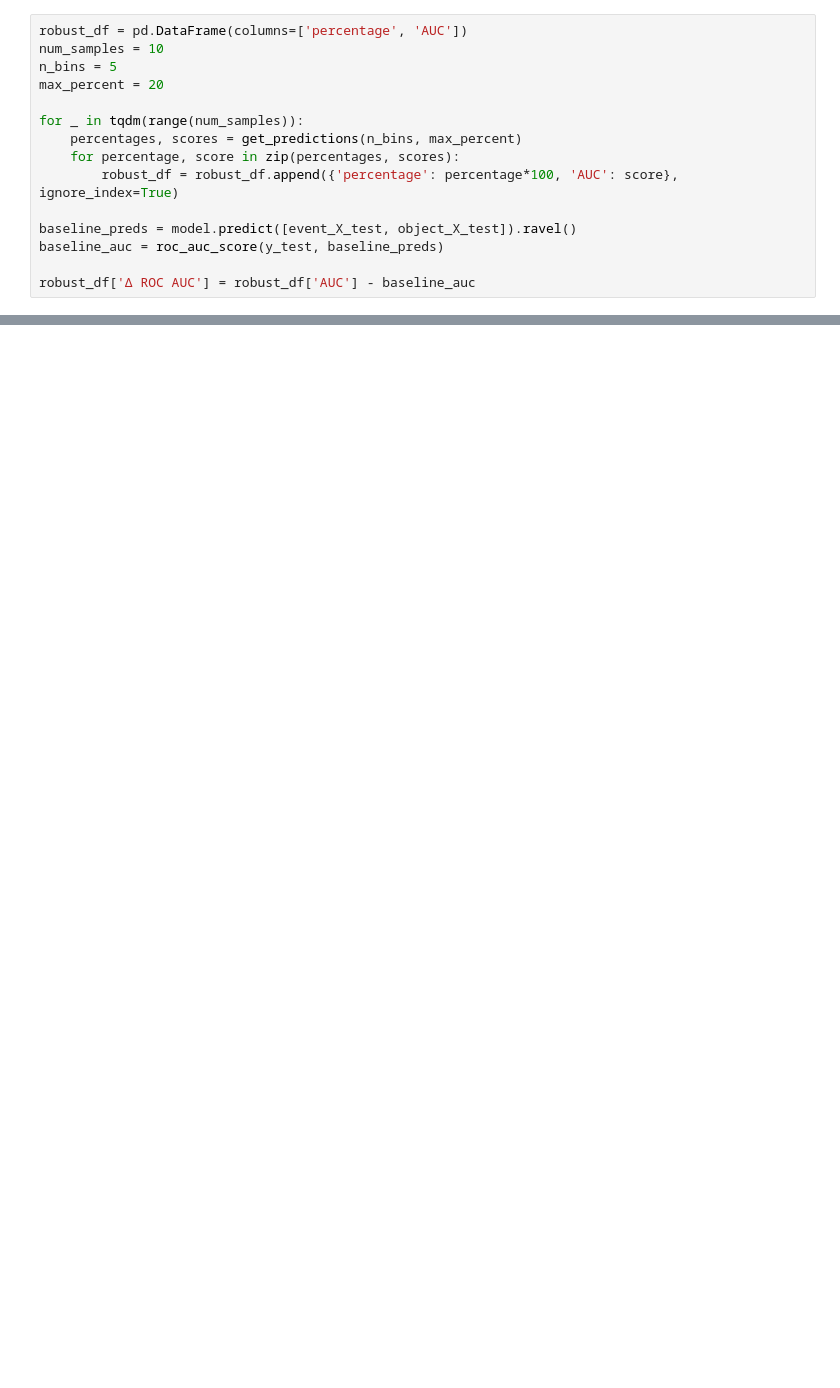
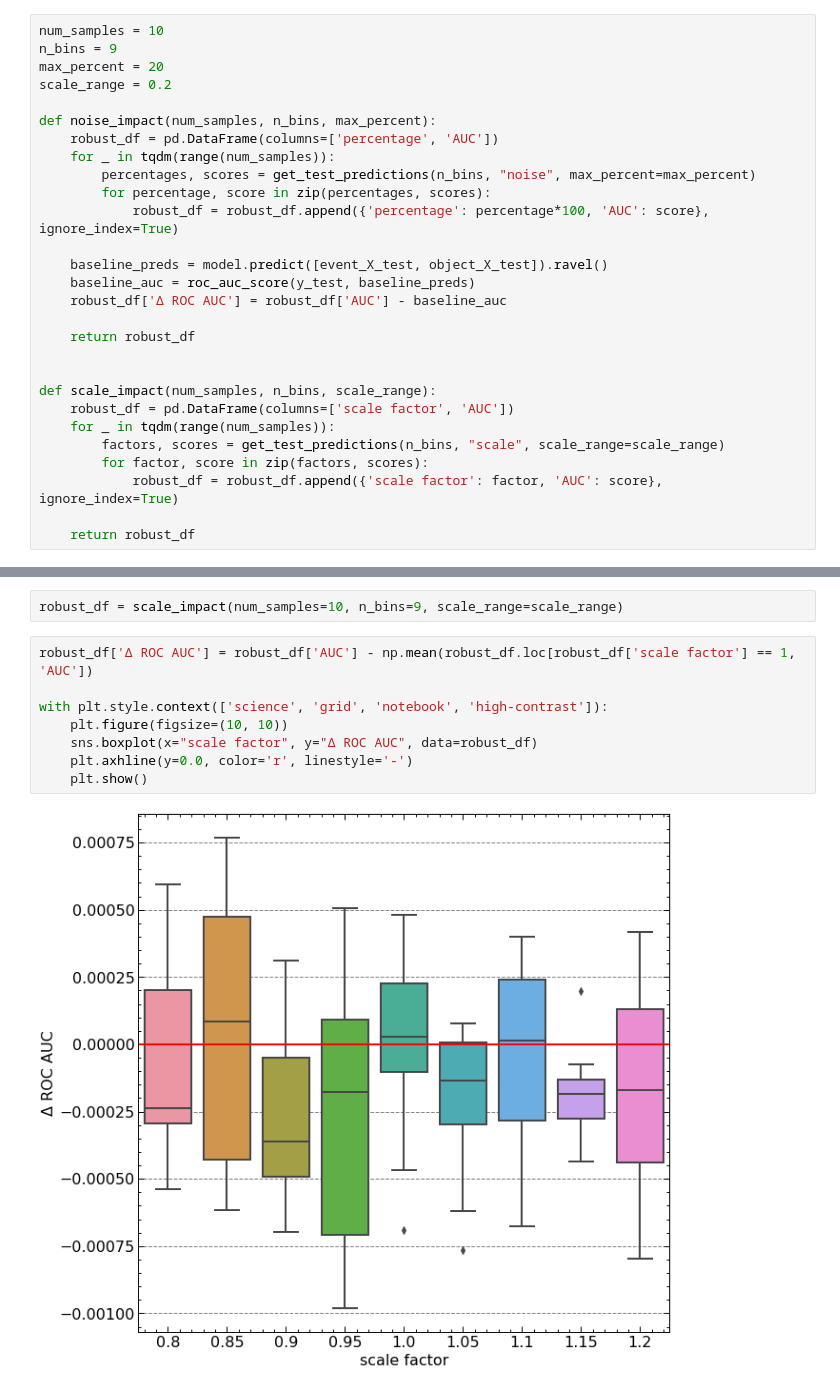
Before and after one commit to NoahHA/tth-ML-project, a Jupyter notebook: notebooks/data_analysis/model_robustness.ipynb, the cells around one changed output, grey strips where cells are left out. Drawn from its saved outputs; the diff is of its cells as text; blank space fills up the shorter version.

Commit message:
calculate HT scaling impact

```diff
--- a/notebooks/data_analysis/model_robustness.ipynb
+++ b/notebooks/data_analysis/model_robustness.ipynb
@@ -67,16 +80,29 @@ def get_predictions(n_bins, max_percent):
 # %%
-robust_df = pd.DataFrame(columns=['percentage', 'AUC'])
 num_samples = 10
-n_bins = 5
+n_bins = 9
 max_percent = 20
+scale_range = 0.2
 
-for _ in tqdm(range(num_samples)):
-    percentages, scores = get_predictions(n_bins, max_percent)
-    for percentage, score in zip(percentages, scores):
-        robust_df = robust_df.append({'percentage': percentage*100, 'AUC': score}, ignore_index=True)
+def noise_impact(num_samples, n_bins, max_percent):
+    robust_df = pd.DataFrame(columns=['percentage', 'AUC'])
+    for _ in tqdm(range(num_samples)):
+        percentages, scores = get_test_predictions(n_bins, "noise", max_percent=max_percent)
+        for percentage, score in zip(percentages, scores):
+            robust_df = robust_df.append({'percentage': percentage*100, 'AUC': score}, ignore_index=True)
 
-baseline_preds = model.predict([event_X_test, object_X_test]).ravel()
-baseline_auc = roc_auc_score(y_test, baseline_preds)
+    baseline_preds = model.predict([event_X_test, object_X_test]).ravel()
+    baseline_auc = roc_auc_score(y_test, baseline_preds)
+    robust_df['Δ ROC AUC'] = robust_df['AUC'] - baseline_auc
 
-robust_df['Δ ROC AUC'] = robust_df['AUC'] - baseline_auc
+    return robust_df
+
+
+def scale_impact(num_samples, n_bins, scale_range):
+    robust_df = pd.DataFrame(columns=['scale factor', 'AUC'])
+    for _ in tqdm(range(num_samples)):
+        factors, scores = get_test_predictions(n_bins, "scale", scale_range=scale_range)
+        for factor, score in zip(factors, scores):
+            robust_df = robust_df.append({'scale factor': factor, 'AUC': score}, ignore_index=True)
+
+    return robust_df
 # %%
@@ -87,3 +116,15 @@ with plt.style.context(['science', 'grid', 'notebook', 'high-contrast']):
     plt.show()
 # %% [output]
 [figure]
+# %%
+robust_df = scale_impact(num_samples=10, n_bins=9, scale_range=scale_range)
+# %%
+robust_df['Δ ROC AUC'] = robust_df['AUC'] - np.mean(robust_df.loc[robust_df['scale factor'] == 1, 'AUC'])
+
+with plt.style.context(['science', 'grid', 'notebook', 'high-contrast']):
+    plt.figure(figsize=(10, 10))
+    sns.boxplot(x="scale factor", y="Δ ROC AUC", data=robust_df)
+    plt.axhline(y=0.0, color='r', linestyle='-')
+    plt.show()
+# %% [output]
+[figure, added]
```
Also changed, not shown: parts of 5 cells of this notebook, 46 other files.
